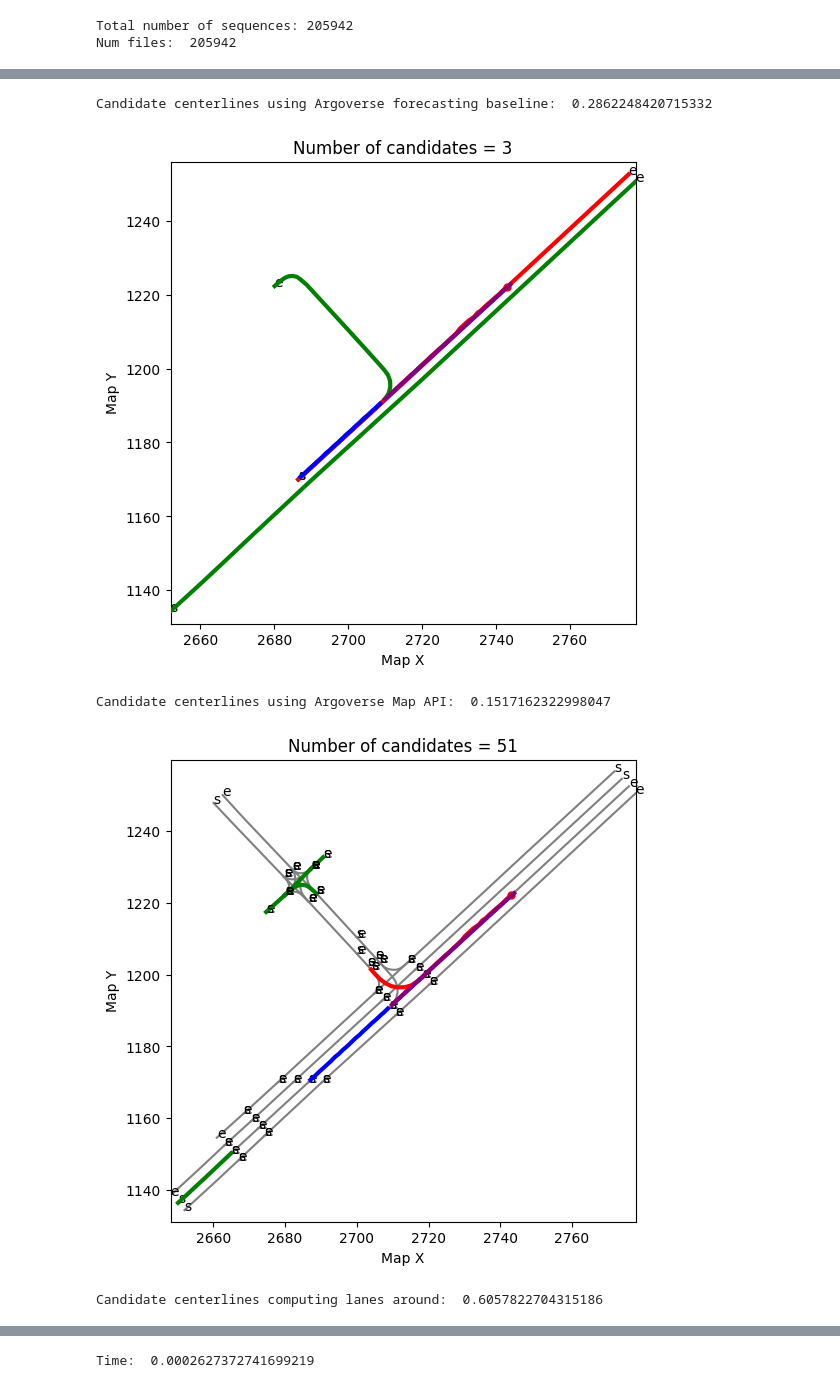
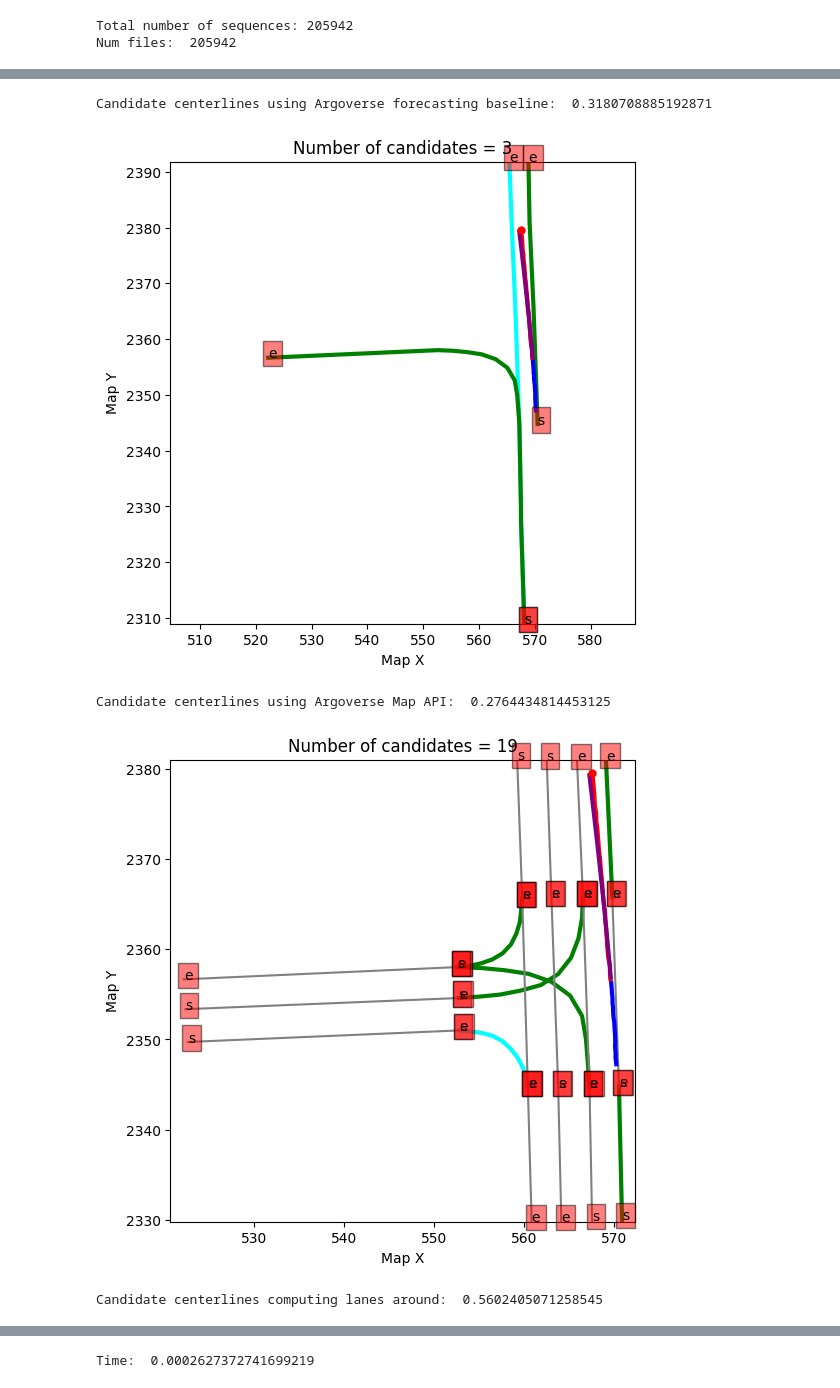
Before and after one commit to Cram3r95/mapfe4mp, a Jupyter notebook: evaluate/argoverse/test_argoverse_forecasting_map.ipynb, the cells around one changed output, grey strips where cells are left out. Drawn from its saved outputs; the diff is of its cells as text; code cells hidden in the pictures.

```diff
--- a/evaluate/argoverse/test_argoverse_forecasting_map.ipynb
+++ b/evaluate/argoverse/test_argoverse_forecasting_map.ipynb
@@ -66,5 +107,6 @@ Num files:  205942
 # %%
-seq_id = 1
+seq_id = 27
+max_centerlines = 6
 viz = True
 
 root_dir = os.path.join(BASE_DIR,f'data/datasets/argoverse/motion-forecasting/{split_name}/data/')
@@ -102,7 +144,7 @@ map_features, map_feature_helpers = map_features_utils_instance.compute_map_feat
         mode, # mode (if test, return K plausible candidates. Otherwise, return best possible candidate)
         avm,
         viz=viz,
-        #max_candidates=2
+        max_candidates=max_centerlines,
         algorithm="competition" # competition, map_api, get_around
     )
 
@@ -123,7 +165,7 @@ map_features, map_feature_helpers = map_features_utils_instance.compute_map_feat
         mode, # mode (if test, return K plausible candidates. Otherwise, return best possible candidate)
         avm,
         viz=viz,
-        #max_candidates=2
+        max_candidates=max_centerlines,
         algorithm="map_api" # competition, map_api, get_around
     )
 map_features_ = map_features
@@ -146,7 +188,7 @@ map_features, map_feature_helpers = map_features_utils_instance.compute_map_feat
         "test", # mode (if test, return K plausible candidates. Otherwise, return best possible candidate)
         avm,
         viz=viz,
-        #max_candidates=2
+        max_candidates=max_centerlines,
         algorithm="get_around" # competition, map_api, get_around
     )
 
@@ -172,8 +214,8 @@ print("Candidate centerlines computing lanes around: ", end-start)
-Candidate centerlines using Argoverse forecasting baseline:  0.2862248420715332
+Candidate centerlines using Argoverse forecasting baseline:  0.3180708885192871
-[figure, old version]
+[figure, new version]
-Candidate centerlines using Argoverse Map API:  0.1517162322998047
+Candidate centerlines using Argoverse Map API:  0.2764434814453125
-[figure, old version]
+[figure, new version]
-Candidate centerlines computing lanes around:  0.6057822704315186
+Candidate centerlines computing lanes around:  0.5602405071258545
 # %%
 # seq_id = 77, split = "train"
 xy = agent_xy[:obs_len,:]
```
Also changed, not shown: parts of 4 cells of this notebook, 9 other files.
